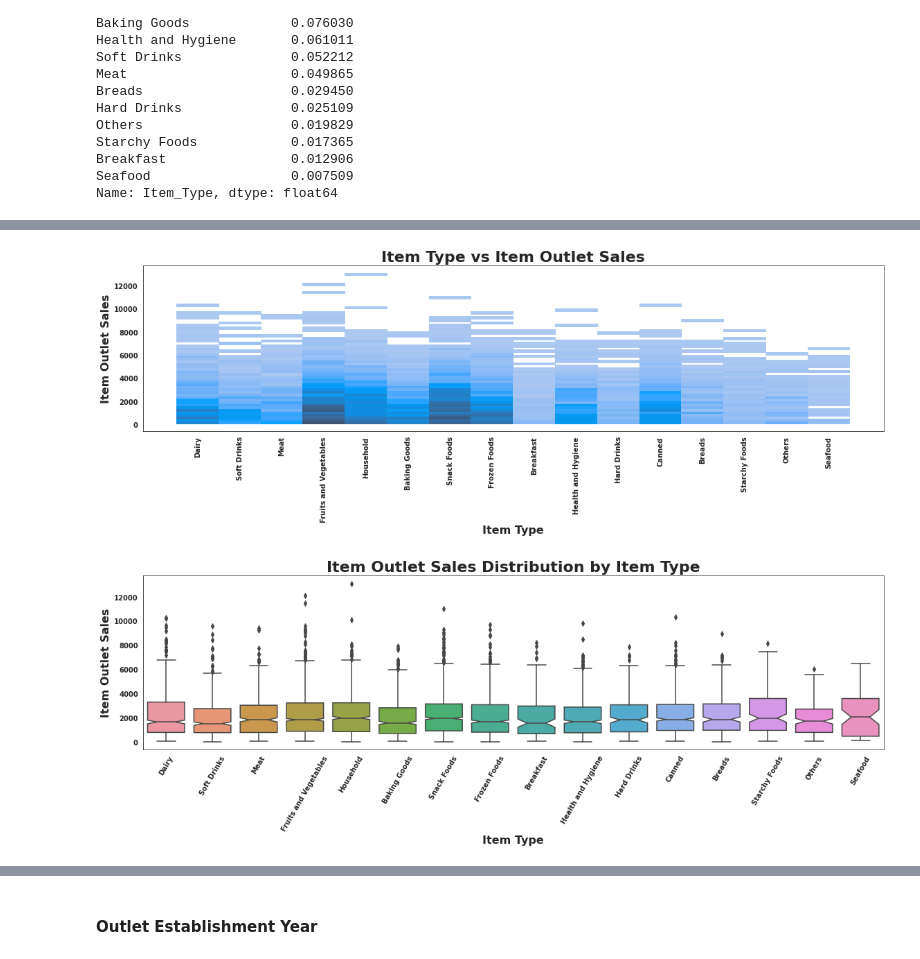
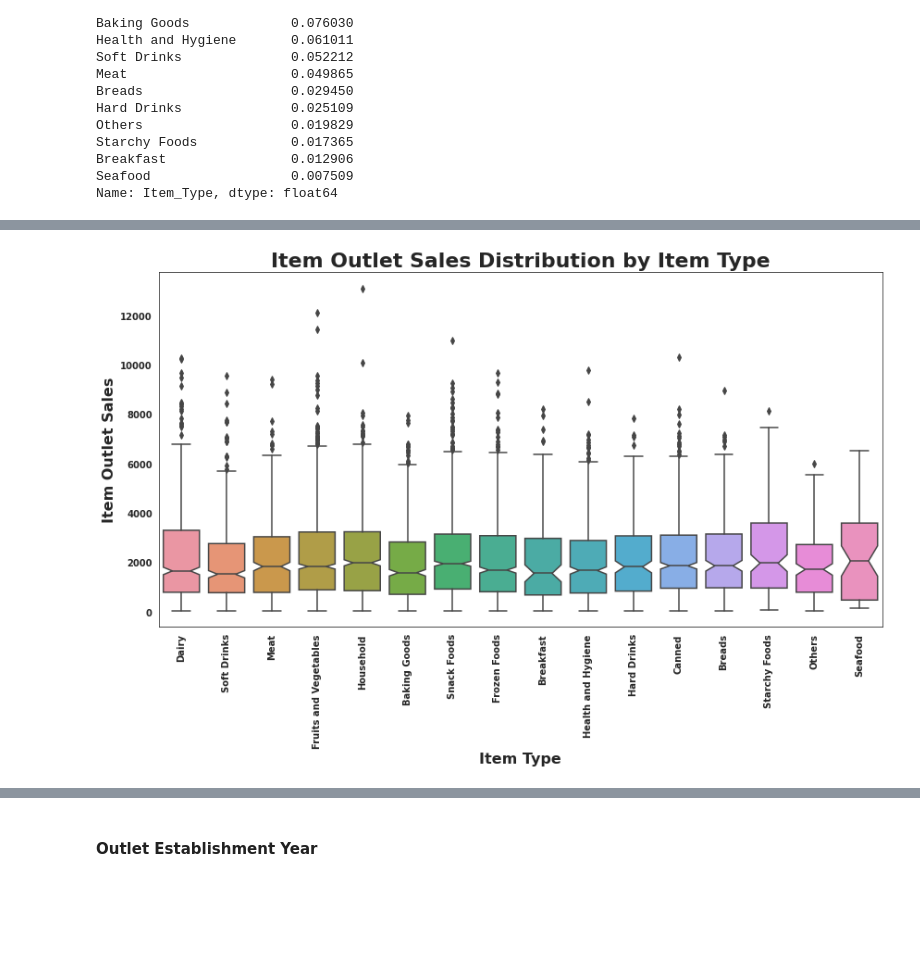
Before and after one commit to YBilodeau/Sales-Predictions, a Jupyter notebook: Sales_Prediction_Project.ipynb, the cells around one changed output, grey strips where cells are left out. Cells and saved outputs as stored; diff of their text form; code cells hidden in the pictures; blank space fills up the shorter version.

```diff
--- a/Sales_Prediction_Project.ipynb
+++ b/Sales_Prediction_Project.ipynb
@@ -907,30 +793,15 @@ plt.show;
 # %%
-plt.figure(figsize = (16, 6))
+plt.figure(figsize = (12, 8))
 
-sns.histplot(data=df, x='Item_Type', y='Item_Outlet_Sales', color='#069AF3');
+sns.boxplot(data=df, x='Item_Type', y='Item_Outlet_Sales', notch=True)
 
-plt.title('Item Type vs Item Outlet Sales', fontsize = 22, weight='bold')
+plt.title('Item Outlet Sales Distribution by Item Type', fontsize = 22, weight='bold')
 plt.xlabel('Item Type', fontsize = 16, weight='bold')
 plt.ylabel('Item Outlet Sales', fontsize = 16, weight='bold')
 plt.xticks(fontsize = 10, weight='bold', rotation=90)
 plt.yticks(fontsize = 10, weight='bold');
 
 plt.tight_layout()
 plt.show;
 # %% [output]
-[figure, old version]
+[figure, new version]
-# %%
-plt.figure(figsize = (16, 6))
-
-sns.boxplot(data=df, x='Item_Type', y='Item_Outlet_Sales', notch=True)
-
-plt.title('Item Outlet Sales Distribution by Item Type', fontsize = 22, weight='bold')
-plt.xlabel('Item Type', fontsize = 16, weight='bold')
-plt.ylabel('Item Outlet Sales', fontsize = 16, weight='bold')
-plt.xticks(fontsize = 10, weight='bold', rotation=60)
-plt.yticks(fontsize = 10, weight='bold');
-
-plt.tight_layout()
-plt.show;
-# %% [output]
-[figure, removed]
```
Also changed, not shown: parts of 119 cells of this notebook.
